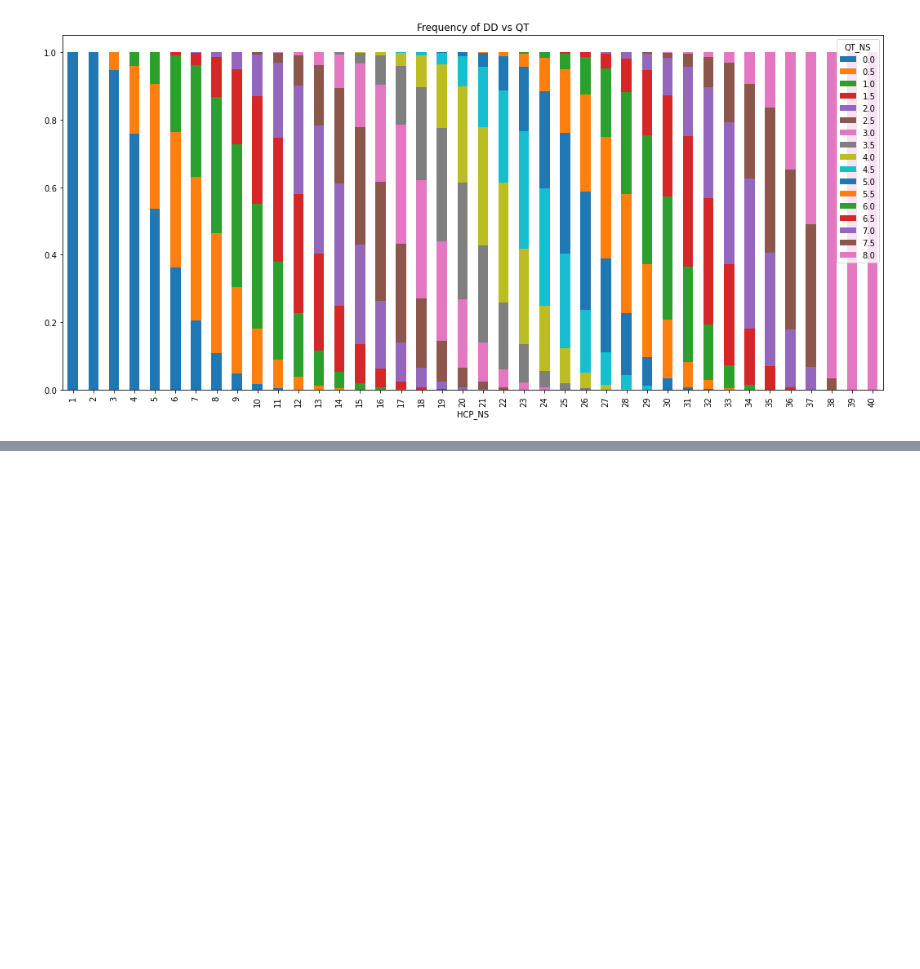
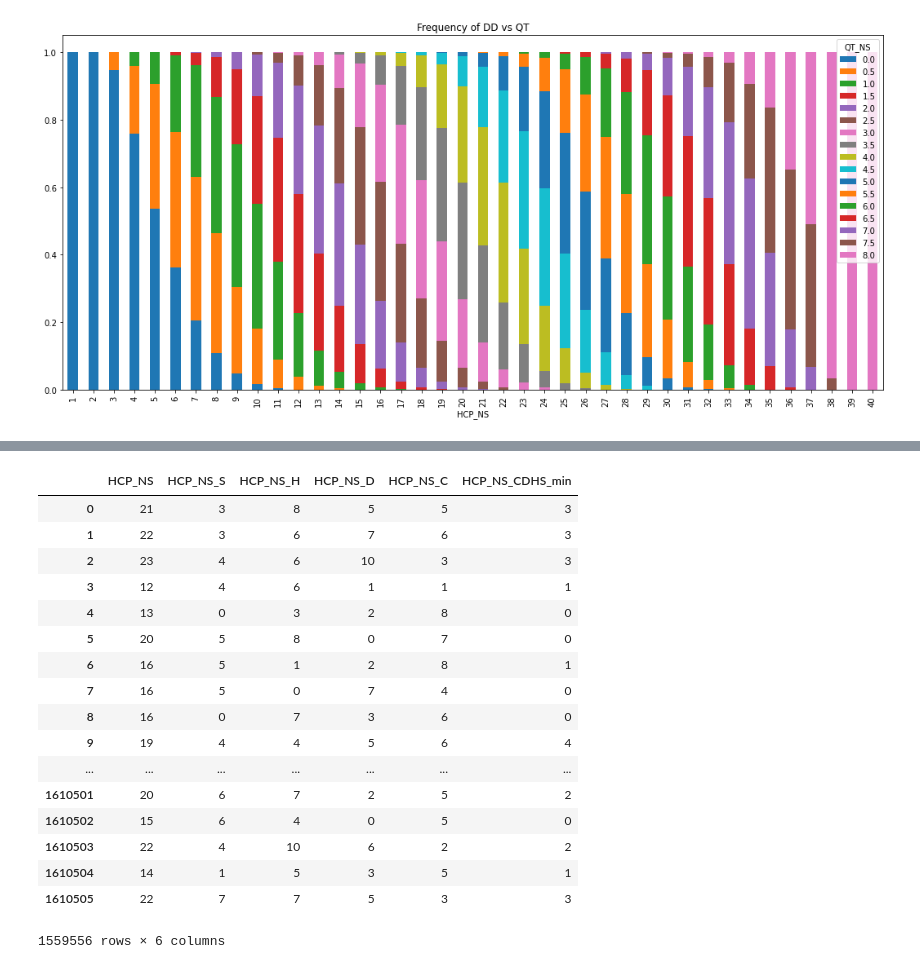
Before and after one commit to BSalita/ML-Contract-Bridge, a Jupyter notebook: src/acbl/acbl_hand_records_dd_evaluation_experiments_metrics.ipynb, the cells around one changed output, grey strips where cells are left out. Saved outputs shown, nothing was run; the diff lists cells and outputs as text; code cells hidden in the pictures; blank space fills up the shorter version.

```diff
--- a/src/acbl/acbl_hand_records_dd_evaluation_experiments_metrics.ipynb
+++ b/src/acbl/acbl_hand_records_dd_evaluation_experiments_metrics.ipynb
@@ -260,3 +262,24 @@ hcp_qt_cm.plot(kind='bar', stacked=True, figsize=(18,8), title='Frequency of DD
 # %% [output]
 <AxesSubplot:title={'center':'Frequency of DD vs QT'}, xlabel='HCP_NS'>
 [figure]
+# %%
+# Create column of Quick Trick values. Might be easier to do using binary encoded hands.
+qtl = [(2,'AK'),(1.5,'AQ'),(1,'A'),(1,'KQ'),(0.5,'K'),(.85,'KQJ'),(0.75,'KJ')] # list of (quick tricks card combos, combo value)
+qtls = sorted(qtl,reverse=True) # sort by quick trick value (most to least) to avoid ambiguity
+def HandsToQT(hands):
+    t = tuple(HandToQT(hand) for hand in hands)
+    return sum(h[0] for h in t),t
+def HandToQT(hand):
+    t = tuple(SuitToQT(suit) for suit in hand)
+    return sum(t),t
+def SuitToQT(suit):
+    # assumes suits are sorted by HCP value (most to least) (AKQJT...)
+    for qt in qtls:
+        if suit.startswith(qt[1]):
+            return qt[0]
+    return 0
+# %%
+augmented_df['QTJ_N'] = augmented_df['Hands'].map(lambda r: HandsToQT(r)[1][0][0])
+augmented_df['QTJ_S'] = augmented_df['Hands'].map(lambda r: HandsToQT(r)[1][2][0])
+augmented_df['QTJ_NS'] = augmented_df['QTJ_N']+augmented_df['QTJ_S']
+augmented_df['QTJ_NS']
@@ -262,0 +304,26 @@ hcp_qt_cm.plot(kind='bar', stacked=True, figsize=(18,8), title='Frequency of DD
+# %%
+augmented_df['DP_NS'] = augmented_df['DP_N']+augmented_df['DP_S']
+# %%
+for s in mlBridgeLib.CDHS:
+    augmented_df[f'HCP_NS_{s}'] = augmented_df[f'HCP_N_{s}']+augmented_df[f'HCP_S_{s}']
+augmented_df['HCP_NS_CDHS_min'] = augmented_df.filter(regex=f'^HCP_NS_[{mlBridgeLib.CDHS}]$').min(axis='columns')
+augmented_df.filter(regex=f'^HCP_NS')
+# %% [output]
+|  | HCP_NS | HCP_NS_S | HCP_NS_H | HCP_NS_D | HCP_NS_C | HCP_NS_CDHS_min |
+| 0 | 21 | 3 | 8 | 5 | 5 | 3 |
+| 1 | 22 | 3 | 6 | 7 | 6 | 3 |
+| 2 | 23 | 4 | 6 | 10 | 3 | 3 |
+| 3 | 12 | 4 | 6 | 1 | 1 | 1 |
+| 4 | 13 | 0 | 3 | 2 | 8 | 0 |
+| 5 | 20 | 5 | 8 | 0 | 7 | 0 |
+| 6 | 16 | 5 | 1 | 2 | 8 | 1 |
+| 7 | 16 | 5 | 0 | 7 | 4 | 0 |
+| 8 | 16 | 0 | 7 | 3 | 6 | 0 |
+| 9 | 19 | 4 | 4 | 5 | 6 | 4 |
+| ... | ... | ... | ... | ... | ... | ... |
+| 1610501 | 20 | 6 | 7 | 2 | 5 | 2 |
+| 1610502 | 15 | 6 | 4 | 0 | 5 | 0 |
+| 1610503 | 22 | 4 | 10 | 6 | 2 | 2 |
+| 1610504 | 14 | 1 | 5 | 3 | 5 | 1 |
+| 1610505 | 22 | 7 | 7 | 5 | 3 | 3 |
+1559556 rows × 6 columns
```
Also changed, not shown: parts of 8 cells of this notebook.
